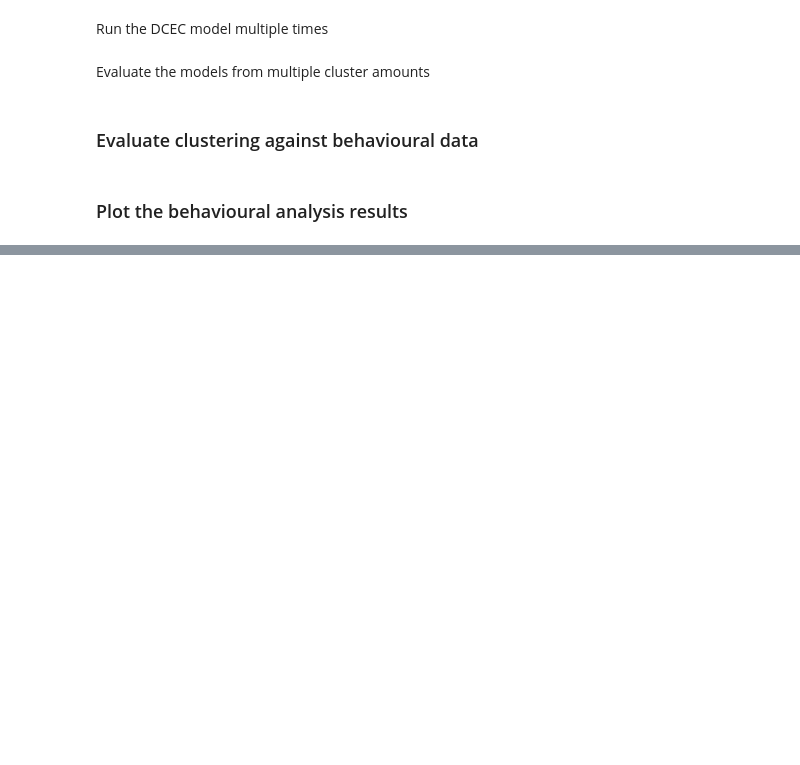
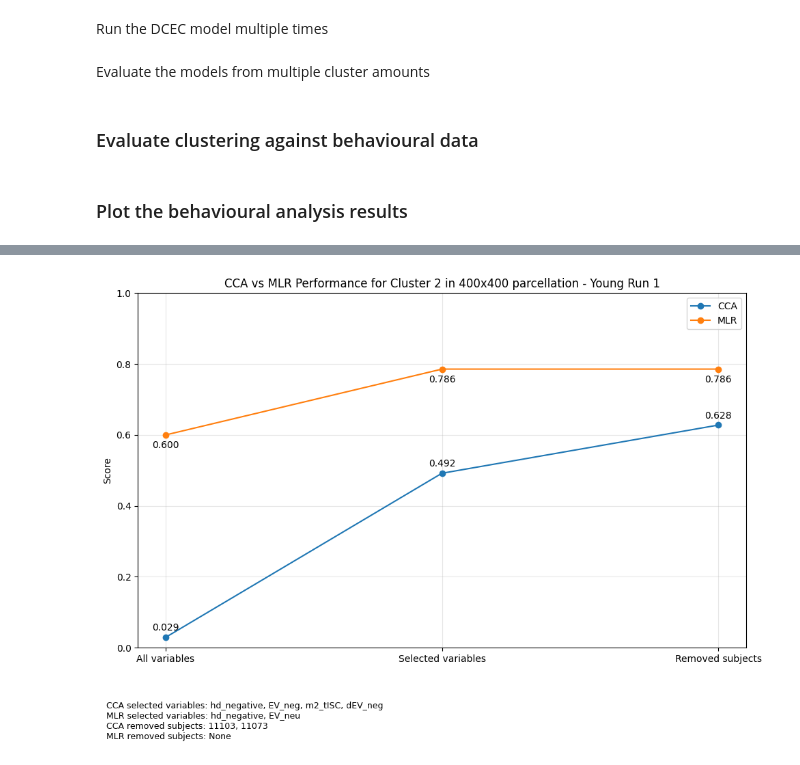
Before and after one commit to Oddrne/Master-Thesis-Autoencoder-and-UMAP-clustering-on-functional-connectivity, a Jupyter notebook: main.ipynb, the cells around one changed output, grey strips where cells are left out. Cells and saved outputs as stored; diff of their text form; code cells hidden in the pictures; blank space fills up the shorter version.

```diff
--- a/main.ipynb
+++ b/main.ipynb
@@ -485,12 +506,15 @@ results = plot_cca_mlr_across_clusters(json_path, title="CCA vs MLR Performance
 # %%
-from Evaluate_models import plot_single_cluster_cca_mlr_variants
+from Evaluate_models_clean import plot_single_cluster_cca_mlr_variants
+
+parcellation =
 
 json_path = "Results\\400x400_Young_run1_cluster_behavioural_results.json"
 ideal_cluster_number = "2"  # Set this to the cluster number you want to plot
-save_path = rf"Figures\\CCA and MLR scores for best cluster\\400x400_Young_run1_cluster_{ideal_cluster_number}_metric_relationship.png"
 title = f"CCA vs MLR Performance for Cluster {ideal_cluster_number} in 400x400 parcellation - Young Run 1"
 
-results = plot_single_cluster_cca_mlr_variants(json_path=json_path, cluster_number=ideal_cluster_number, save_path=save_path, title=title, ylim=1.0)
+results = plot_single_cluster_cca_mlr_variants(json_path=json_path, cluster_number=ideal_cluster_number, title=title)
+# %% [output]
+[figure, added]
 # %%
 # Compare the common variables and removed subjects across clusters
 from Evaluate_models import compare_common_across_clusters, print_comparison_summary
```
Also changed, not shown: parts of 1 cell of this notebook, 8 other files.
